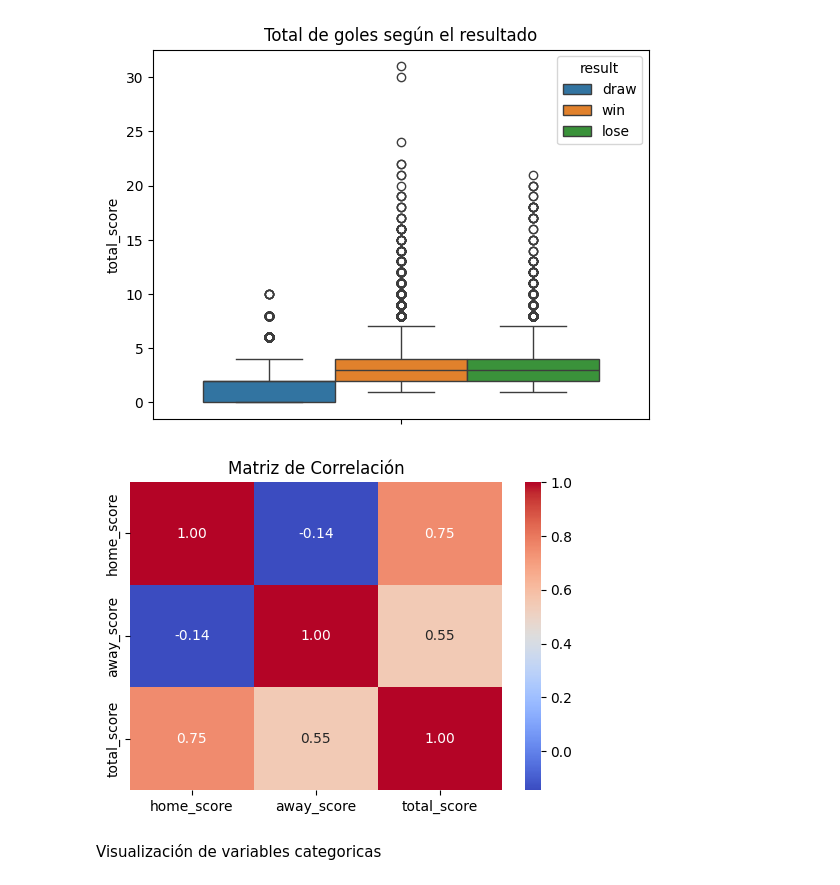
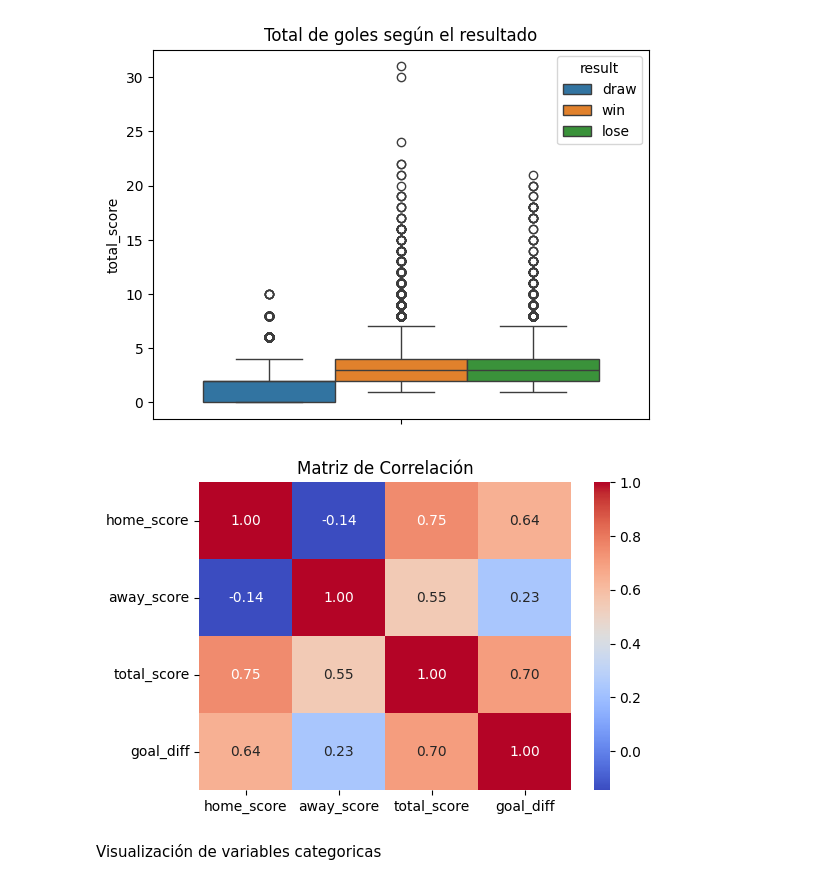
Before and after one commit to carlosrivasa/tpAdM, a Jupyter notebook: FIFA2026.ipynb, the cells around one changed output. Cells and saved outputs as stored; diff of their text form; code cells hidden in the pictures.

```diff
--- a/FIFA2026.ipynb
+++ b/FIFA2026.ipynb
@@ -69,6 +69,8 @@ Como el dataset original no tiene la variable a predecir, se procede a crearla j
 # %%
 results["year"] = results["date"].dt.year
 results["month"] = results["date"].dt.month
+results["dayofweek"] = results["date"].dt.dayofweek
+results["is_weekend"] = results["dayofweek"].apply(lambda x: 1 if x >= 5 else 0)
 
 results["goal_diff"] = abs(results["home_score"] - results["away_score"])
 results["total_score"] = results["home_score"] + results["away_score"]
@@ -157,13 +159,13 @@ plt.show()
 # %% [output]
 [figure]
 # %%
-corr = results[["home_score", "away_score", "total_score"]].corr()
+corr = results[["home_score", "away_score", "total_score", "goal_diff"]].corr()
 plt.figure(figsize=(6, 4))
 sns.heatmap(corr, annot=True, cmap='coolwarm', fmt=".2f")
 plt.title('Matriz de Correlación')
 plt.show()
 # %% [output]
-[figure, old version]
+[figure, new version]
 # %% [markdown]
 Visualización de variables categoricas
 # %%
```
Also changed, not shown: parts of 29 cells of this notebook.
